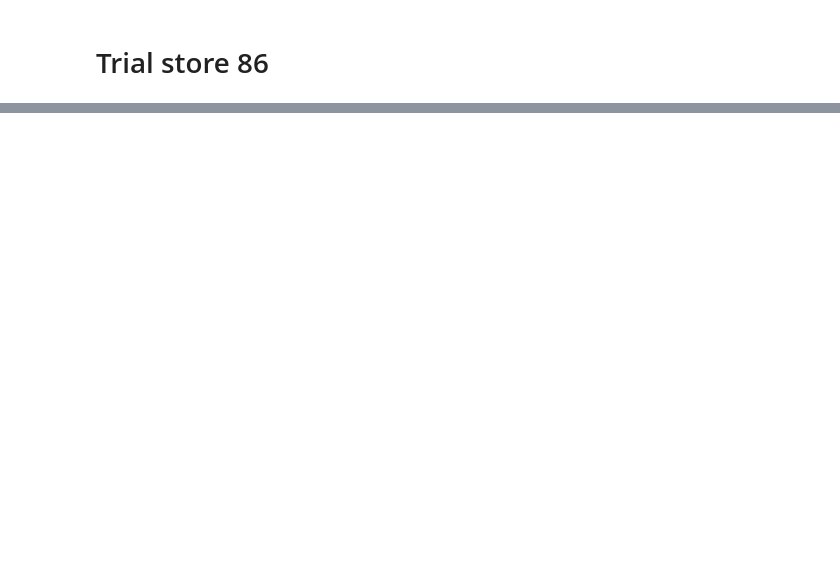
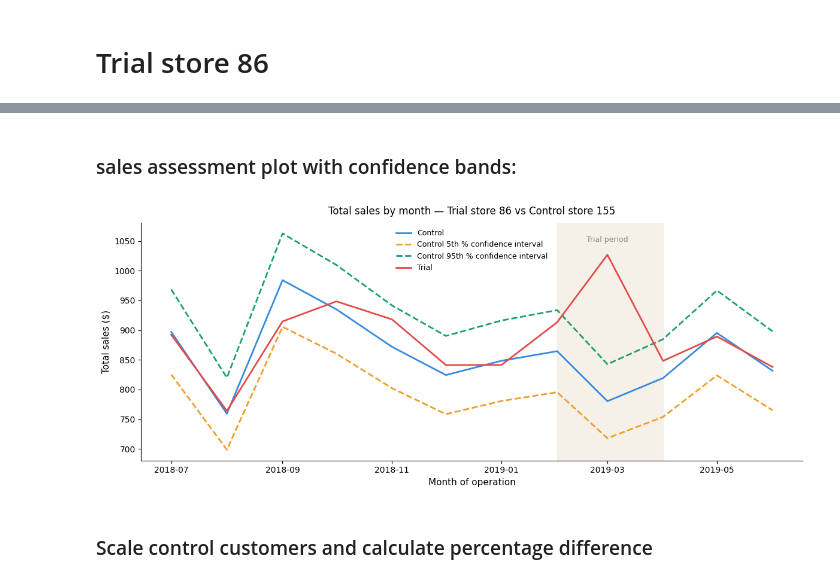
Before and after one commit to nayeem29dse/Quantium-customer-purchasing-behaviours, a Jupyter notebook: Task-2.ipynb, the cells around one changed output, grey strips where cells are left out. Cells and saved outputs as stored; diff of their text form; code cells hidden in the pictures; blank space fills up the shorter version.

```diff
--- a/Task-2.ipynb
+++ b/Task-2.ipynb
@@ -750,0 +872,64 @@ print(sorted(preTrialMeasures["STORE_NBR"].unique()))
+# %% [markdown]
+### sales assessment plot with confidence bands:
+# %%
+# ── Build plot data ───────────────────────────────────────────────────────────
+pastSales_trial = store_monthly[store_monthly["STORE_NBR"] == trial_store][["YEARMONTH","TOT_SALES"]].copy()
+pastSales_trial["Store_type"] = "Trial"
+pastSales_trial = pastSales_trial.rename(columns={"TOT_SALES":"totSales"})
+
+pastSales_control = scaledControlSales[["YEARMONTH","controlSales"]].copy()
+pastSales_control["Store_type"] = "Control"
+pastSales_control = pastSales_control.rename(columns={"controlSales":"totSales"})
+
+pastSales_95 = pastSales_control.copy()
+pastSales_95["totSales"]   = pastSales_95["totSales"] * (1 + stdDevSales/100 * 2)
+pastSales_95["Store_type"] = "Control 95th % confidence interval"
+
+pastSales_5 = pastSales_control.copy()
+pastSales_5["totSales"]    = pastSales_5["totSales"] * (1 - stdDevSales/100 * 2)
+pastSales_5["Store_type"]  = "Control 5th % confidence interval"
+
+trialAssessment = pd.concat([pastSales_trial, pastSales_control,
+                              pastSales_95, pastSales_5], ignore_index=True)
+trialAssessment["TransactionMonth"] = pd.to_datetime(
+    trialAssessment["YEARMONTH"].astype(str), format="%Y%m"
+)
+
+# ── Plot ──────────────────────────────────────────────────────────────────────
+colors  = {"Trial": "#E24B4A", "Control": "#378ADD",
+           "Control 95th % confidence interval": "#1D9E75",
+           "Control 5th % confidence interval" : "#EF9F27"}
+lstyles = {"Trial": "-", "Control": "-",
+           "Control 95th % confidence interval": "--",
+           "Control 5th % confidence interval" : "--"}
+
+trial_months = trialAssessment[
+    (trialAssessment["YEARMONTH"] > 201901) &
+    (trialAssessment["YEARMONTH"] < 201905)
+]["TransactionMonth"]
+xmin, xmax = trial_months.min(), trial_months.max()
+
+fig, ax = plt.subplots(figsize=(12, 5))
+ax.axvspan(xmin, xmax, color="#f5f0e8", zorder=0)
+
+for st, grp in trialAssessment.groupby("Store_type"):
+    grp = grp.sort_values("TransactionMonth")
+    ax.plot(grp["TransactionMonth"], grp["totSales"],
+            label=st, color=colors[st],
+            linestyle=lstyles[st], linewidth=2)
+
+ax.set_xlabel("Month of operation", fontsize=11)
+ax.set_ylabel("Total sales ($)", fontsize=11)
+ax.set_title(f"Total sales by month — Trial store {trial_store} vs Control store {control_store}",
+             fontsize=12, pad=10)
+ax.text(pd.Timestamp("2019-03-01"), ax.get_ylim()[1]*0.97,
+        "Trial period", ha="center", fontsize=9, color="#888")
+ax.legend(frameon=False, fontsize=9)
+ax.spines[["top","right"]].set_visible(False)
+fig.tight_layout()
+fig.savefig(f"trial_sales_store{trial_store}.png", dpi=150, bbox_inches="tight")
+plt.show()
+# %% [output]
+[figure, added]
+# %% [markdown]
+###  Scale control customers and calculate percentage difference
```
Also changed, not shown: parts of 20 cells of this notebook.
